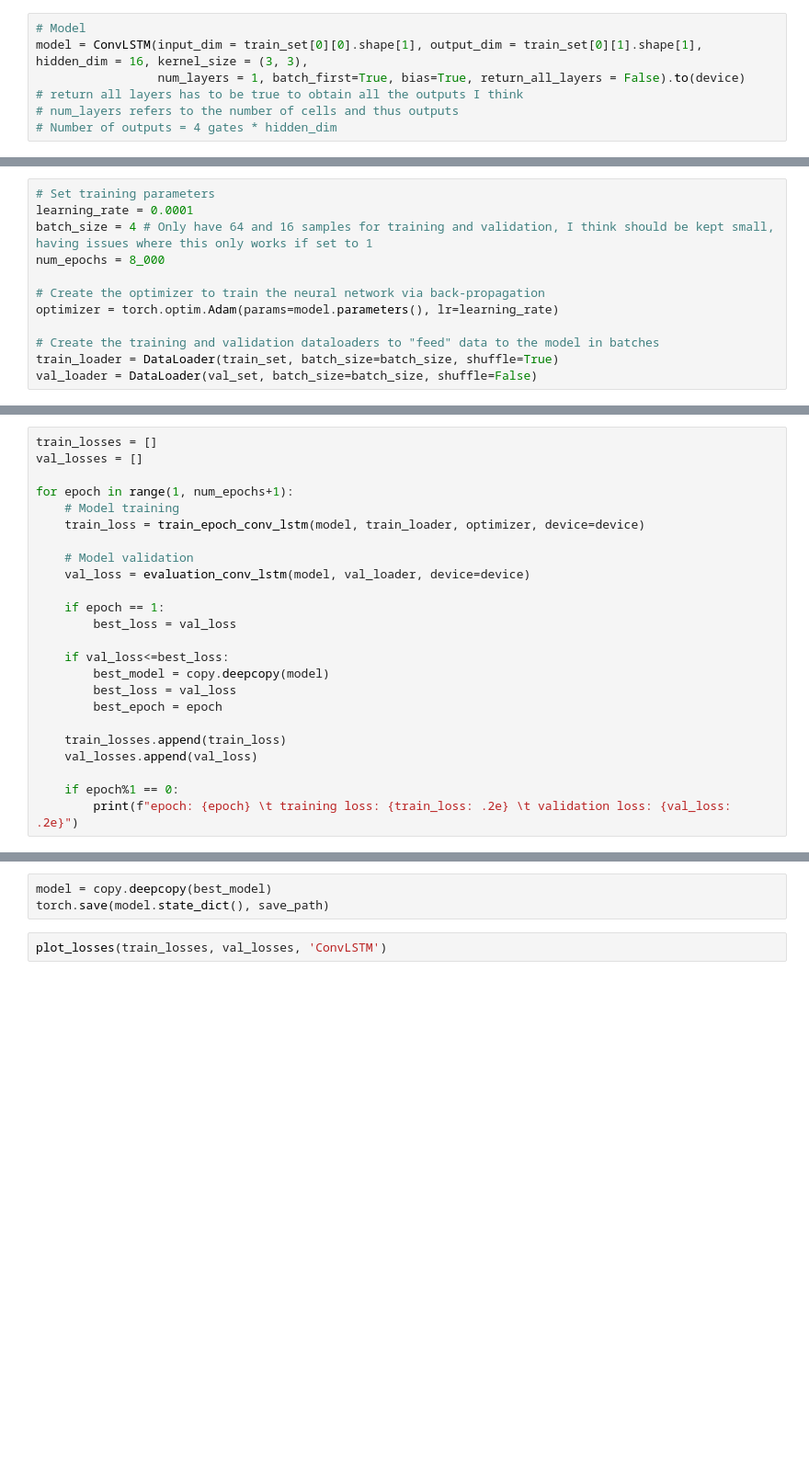
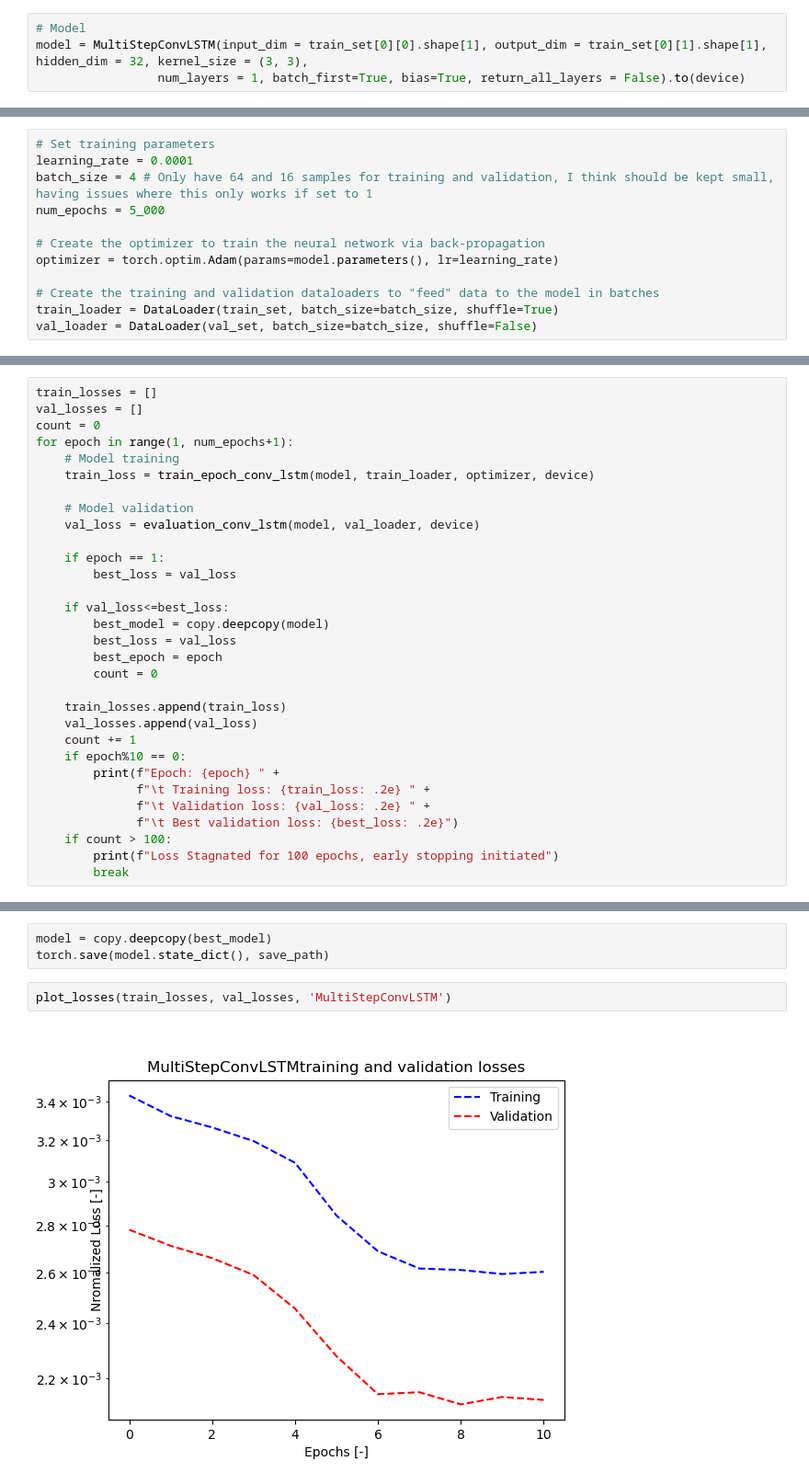
Before and after one commit to antoniomagherini99/FLOOD_group2, a Jupyter notebook: models/ConvLSTM_model/conv_lstm.ipynb, the cells around one changed output, grey strips where cells are left out. Shown at 92% size. Drawn from its saved outputs; the diff is of its cells as text; blank space fills up the shorter version.

```diff
--- a/models/ConvLSTM_model/conv_lstm.ipynb
+++ b/models/ConvLSTM_model/conv_lstm.ipynb
@@ -115,11 +113,8 @@ print(train_set[0][0].shape)
 torch.Size([1, 4, 64, 64])
 # %%
 # Model
-model = ConvLSTM(input_dim = train_set[0][0].shape[1], output_dim = train_set[0][1].shape[1], hidden_dim = 16, kernel_size = (3, 3),
+model = MultiStepConvLSTM(input_dim = train_set[0][0].shape[1], output_dim = train_set[0][1].shape[1], hidden_dim = 32, kernel_size = (3, 3),
                  num_layers = 1, batch_first=True, bias=True, return_all_layers = False).to(device)
-# return all layers has to be true to obtain all the outputs I think
-# num_layers refers to the number of cells and thus outputs
-# Number of outputs = 4 gates * hidden_dim
 # %%
 model
 # %% [output]
@@ -135,7 +130,7 @@ ConvLSTM(
 # Set training parameters
 learning_rate = 0.0001
 batch_size = 4 # Only have 64 and 16 samples for training and validation, I think should be kept small, having issues where this only works if set to 1
-num_epochs = 8_000
+num_epochs = 5_000
 
 # Create the optimizer to train the neural network via back-propagation
 optimizer = torch.optim.Adam(params=model.parameters(), lr=learning_rate)
@@ -193,13 +141,13 @@ def evaluation_conv_lstm(model, loader, device):
 # %%
 train_losses = []
 val_losses = []
-
+count = 0
 for epoch in range(1, num_epochs+1):
     # Model training
-    train_loss = train_epoch_conv_lstm(model, train_loader, optimizer, device=device)
+    train_loss = train_epoch_conv_lstm(model, train_loader, optimizer, device)
 
     # Model validation
-    val_loss = evaluation_conv_lstm(model, val_loader, device=device)
+    val_loss = evaluation_conv_lstm(model, val_loader, device)
 
     if epoch == 1:
         best_loss = val_loss
@@ -208,10 +156,17 @@ for epoch in range(1, num_epochs+1):
         best_model = copy.deepcopy(model)
         best_loss = val_loss
         best_epoch = epoch
+        count = 0
 
     train_losses.append(train_loss)
     val_losses.append(val_loss)
-
-    if epoch%1 == 0:
-        print(f"epoch: {epoch} \t training loss: {train_loss: .2e} \t validation loss: {val_loss: .2e}")
+    count += 1
+    if epoch%10 == 0:
+        print(f"Epoch: {epoch} " +
+              f"\t Training loss: {train_loss: .2e} " +
+              f"\t Validation loss: {val_loss: .2e} " +
+              f"\t Best validation loss: {best_loss: .2e}")
+    if count > 100:
+        print(f"Loss Stagnated for 100 epochs, early stopping initiated")
+        break
 # %% [output]
@@ -231,5 +176,7 @@ KeyboardInterrupt:
 model = copy.deepcopy(best_model)
 torch.save(model.state_dict(), save_path)
 # %%
-plot_losses(train_losses, val_losses, 'ConvLSTM')
+plot_losses(train_losses, val_losses, 'MultiStepConvLSTM')
+# %% [output]
+[figure, added]
 # %%
```
Also changed, not shown: parts of 8 cells of this notebook, 7 other files.
